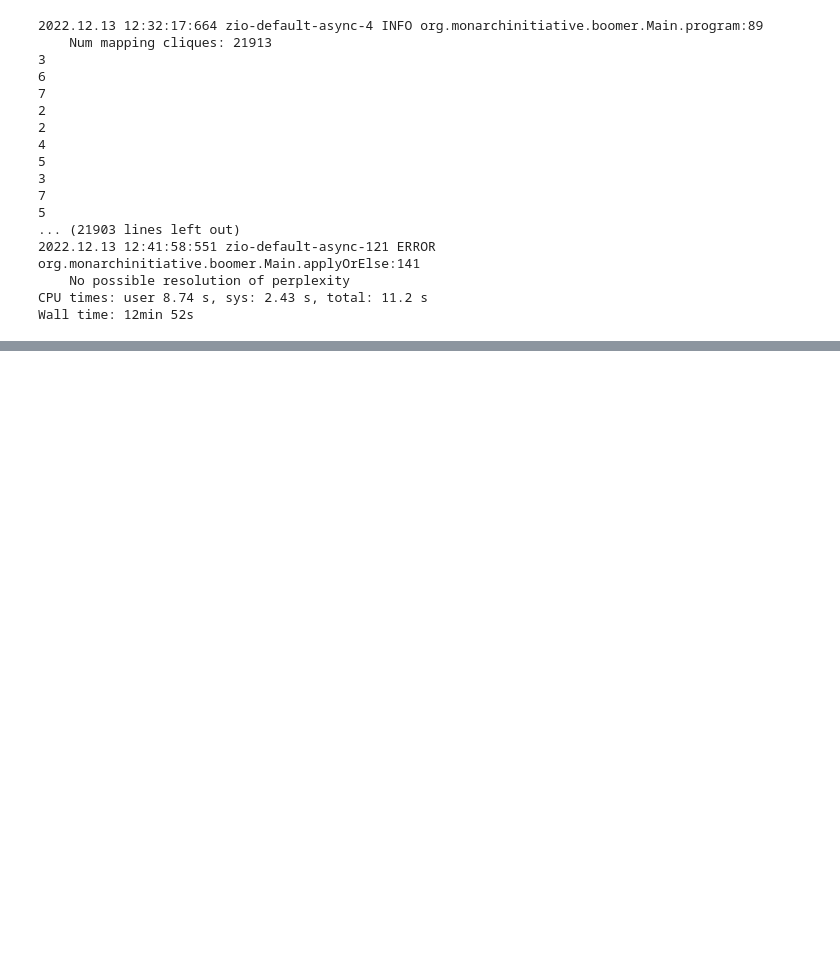
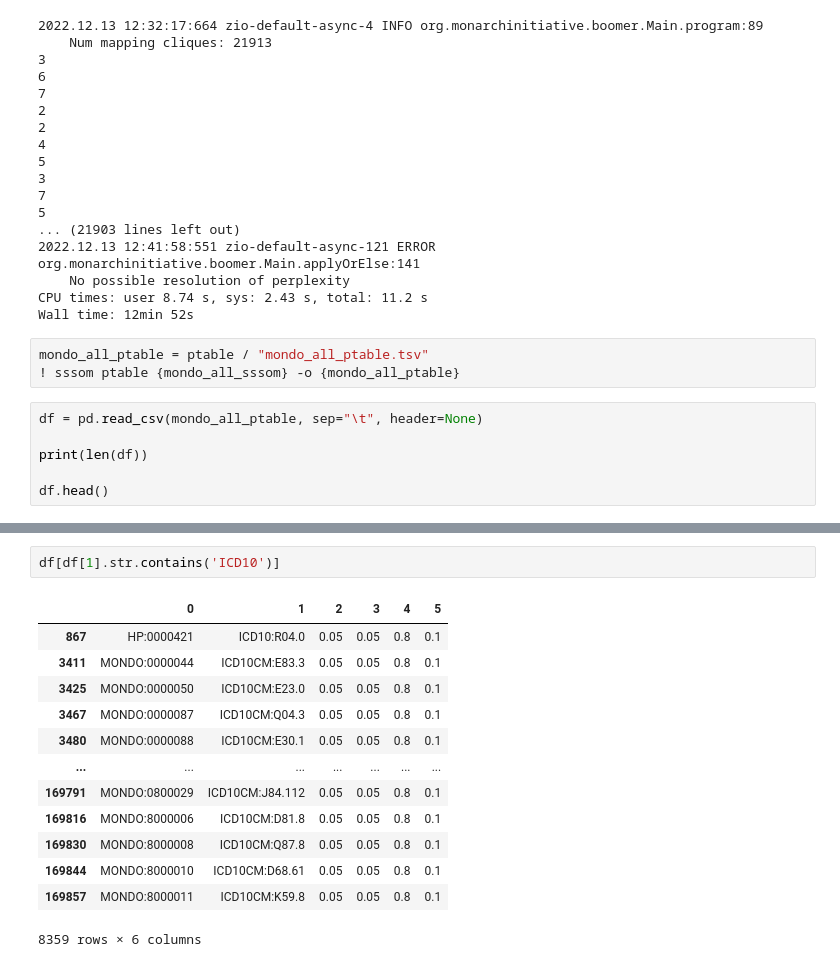
Before and after one commit to monarch-initiative/boomer-examples, a Jupyter notebook: notebooks/Sandbox.ipynb, the cells around one changed output, grey strips where cells are left out. Saved outputs shown, nothing was run; the diff lists cells and outputs as text; blank space fills up the shorter version.

Commit message:
notebook ran mondo_all

```diff
--- a/notebooks/Sandbox.ipynb
+++ b/notebooks/Sandbox.ipynb
@@ -198,3 +199,12 @@ new_df.head()
     No possible resolution of perplexity
 CPU times: user 8.74 s, sys: 2.43 s, total: 11.2 s
 Wall time: 12min 52s
+# %%
+mondo_all_ptable = ptable / "mondo_all_ptable.tsv"
+! sssom ptable {mondo_all_sssom} -o {mondo_all_ptable}
+# %%
+df = pd.read_csv(mondo_all_ptable, sep="\t", header=None)
+
+print(len(df))
+
+df.head()
@@ -200,0 +219,16 @@ Wall time: 12min 52s
+# %%
+df[df[1].str.contains('ICD10')]
+# %% [output]
+|  | 0 | 1 | 2 | 3 | 4 | 5 |
+| 867 | HP:0000421 | ICD10:R04.0 | 0.05 | 0.05 | 0.8 | 0.1 |
+| 3411 | MONDO:0000044 | ICD10CM:E83.3 | 0.05 | 0.05 | 0.8 | 0.1 |
+| 3425 | MONDO:0000050 | ICD10CM:E23.0 | 0.05 | 0.05 | 0.8 | 0.1 |
+| 3467 | MONDO:0000087 | ICD10CM:Q04.3 | 0.05 | 0.05 | 0.8 | 0.1 |
+| 3480 | MONDO:0000088 | ICD10CM:E30.1 | 0.05 | 0.05 | 0.8 | 0.1 |
+| ... | ... | ... | ... | ... | ... | ... |
+| 169791 | MONDO:0800029 | ICD10CM:J84.112 | 0.05 | 0.05 | 0.8 | 0.1 |
+| 169816 | MONDO:8000006 | ICD10CM:D81.8 | 0.05 | 0.05 | 0.8 | 0.1 |
+| 169830 | MONDO:8000008 | ICD10CM:Q87.8 | 0.05 | 0.05 | 0.8 | 0.1 |
+| 169844 | MONDO:8000010 | ICD10CM:D68.61 | 0.05 | 0.05 | 0.8 | 0.1 |
+| 169857 | MONDO:8000011 | ICD10CM:K59.8 | 0.05 | 0.05 | 0.8 | 0.1 |
+8359 rows × 6 columns
```
Also changed, not shown: parts of 5 cells of this notebook, 2 other files.
